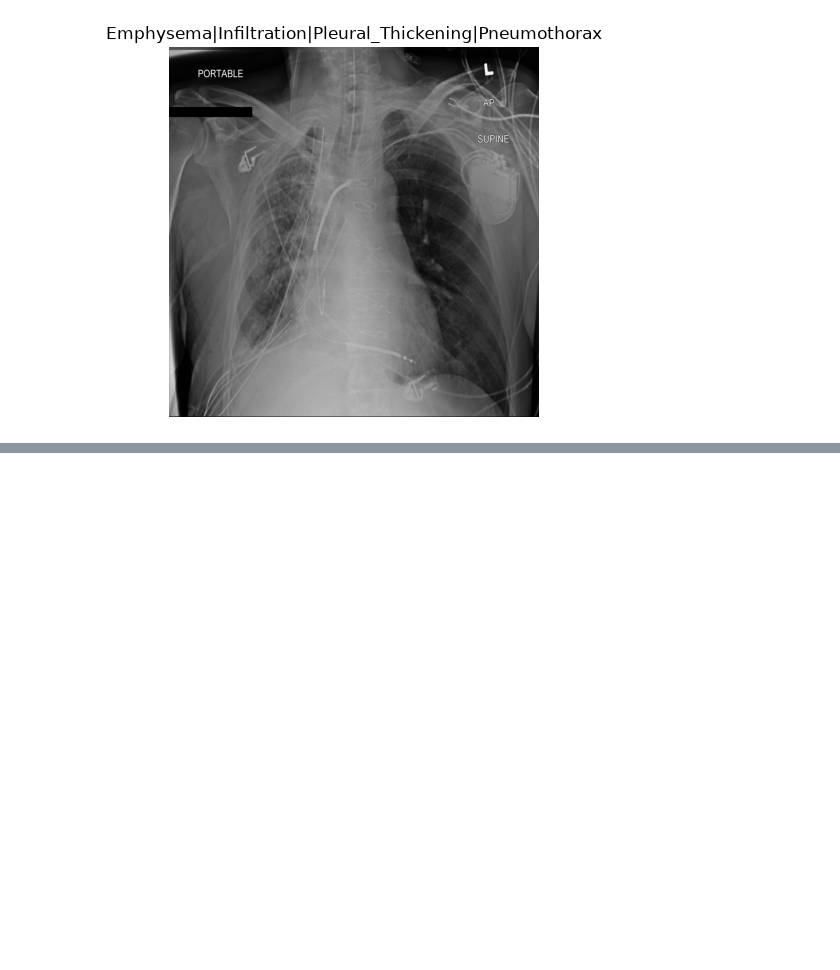
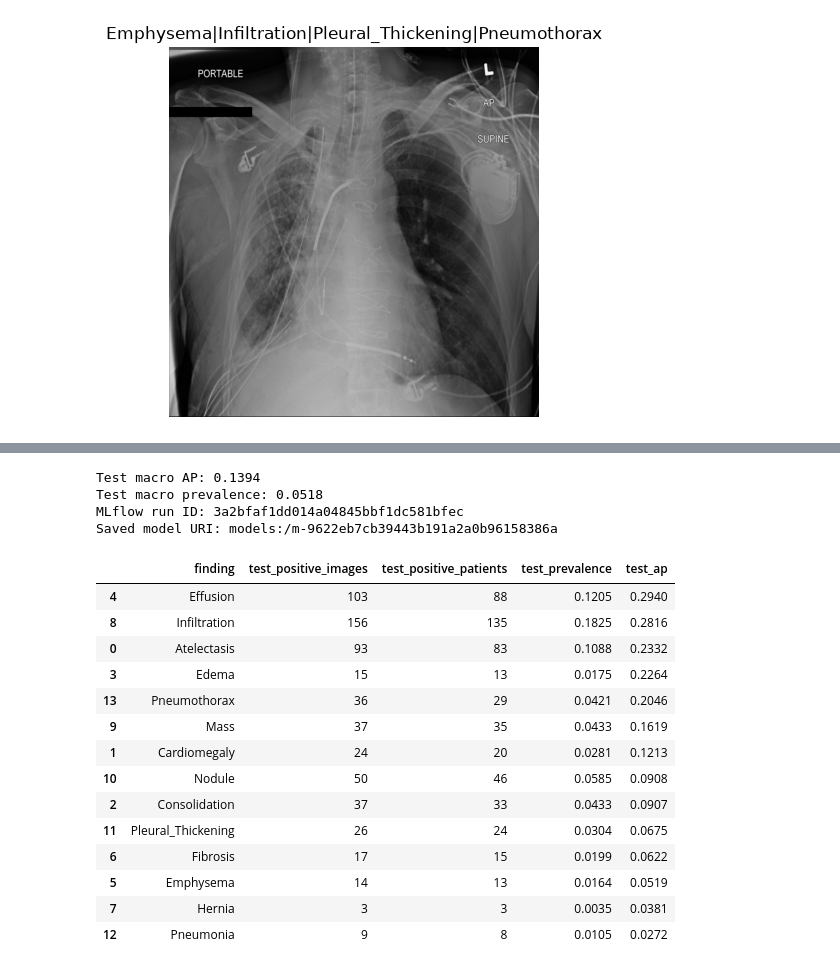
Before and after one commit to pstat-197a-fall2026/vignette-image-classification, a Jupyter notebook: notebooks/arden_scratchwork.ipynb, the cells around one changed output, grey strips where cells are left out. Cells and saved outputs as stored; diff of their text form; code cells hidden in the pictures; blank space fills up the shorter version.

```diff
--- a/notebooks/arden_scratchwork.ipynb
+++ b/notebooks/arden_scratchwork.ipynb
@@ -75,0 +526,53 @@ Name: Image Index, dtype: str
+# %%
+selected_c = 0.003
+selected_model = models_by_c[selected_c]
+test_idx = splits["test"]
+
+X_test = X[test_idx]
+y_test = targets.iloc[test_idx]
+test_patients = labels.iloc[test_idx]["Patient ID"].to_numpy()
+
+test_scores = selected_model.predict_proba(X_test)
+positive_patients = y_test.groupby(test_patients).max().sum()
+
+test_results = pd.DataFrame({
+    "finding": y_test.columns.tolist(),
+    "test_positive_images": y_test.sum().to_numpy(),
+    "test_positive_patients": positive_patients.to_numpy(),
+    "test_prevalence": y_test.mean().to_numpy(),
+    "test_ap": average_precision_score(y_test, test_scores, average=None),
+})
+
+split_manifest = pd.concat(
+    [
+        labels.iloc[idx][["Image Index", "Patient ID"]].assign(split=split_name)
+        for split_name, idx in splits.items()
+    ],
+    ignore_index=True,
+)
+
+with mlflow.start_run(run_name="resnet18-logreg-selected-test") as run:
+    mlflow.log_params({
+        "backbone": "resnet18",
+        "weights": "IMAGENET1K_V1",
+        "C": selected_c,
+        "class_weight": "none",
+        "split_seed": seed,
+        "selection_metric": "validation_macro_ap",
+        "test_images": len(y_test),
+    })
+    mlflow.log_metric("test_macro_ap", float(test_results["test_ap"].mean()))
+    for row in test_results.itertuples(index=False):
+        mlflow.log_metric(f"test_ap_{row.finding.lower()}", float(row.test_ap))
+
+    mlflow.log_text(test_results.to_csv(index=False), "test_metrics.csv")
+    mlflow.log_text(split_manifest.to_csv(index=False), "split_manifest.csv")
+    mlflow.log_dict({"label_order": y_test.columns.tolist()}, "labels.json")
+    model_info = mlflow.sklearn.log_model(selected_model, name="classifier")
+
+print("Test macro AP:", round(test_results["test_ap"].mean(), 4))
+print("Test macro prevalence:", round(test_results["test_prevalence"].mean(), 4))
+print("MLflow run ID:", run.info.run_id)
+print("Saved model URI:", model_info.model_uri)
+display(test_results.sort_values("test_ap", ascending=False).round(4))
+# %% [output]
@@ -75,0 +580,19 @@ Name: Image Index, dtype: str
+Test macro AP: 0.1394
+Test macro prevalence: 0.0518
+MLflow run ID: 3a2bfaf1dd014a04845bbf1dc581bfec
+Saved model URI: models:/m-9622eb7cb39443b191a2a0b96158386a
+|  | finding | test_positive_images | test_positive_patients | test_prevalence | test_ap |
+| 4 | Effusion | 103 | 88 | 0.1205 | 0.2940 |
+| 8 | Infiltration | 156 | 135 | 0.1825 | 0.2816 |
+| 0 | Atelectasis | 93 | 83 | 0.1088 | 0.2332 |
+| 3 | Edema | 15 | 13 | 0.0175 | 0.2264 |
+| 13 | Pneumothorax | 36 | 29 | 0.0421 | 0.2046 |
+| 9 | Mass | 37 | 35 | 0.0433 | 0.1619 |
+| 1 | Cardiomegaly | 24 | 20 | 0.0281 | 0.1213 |
+| 10 | Nodule | 50 | 46 | 0.0585 | 0.0908 |
+| 2 | Consolidation | 37 | 33 | 0.0433 | 0.0907 |
+| 11 | Pleural_Thickening | 26 | 24 | 0.0304 | 0.0675 |
+| 6 | Fibrosis | 17 | 15 | 0.0199 | 0.0622 |
+| 5 | Emphysema | 14 | 13 | 0.0164 | 0.0519 |
+| 7 | Hernia | 3 | 3 | 0.0035 | 0.0381 |
+| 12 | Pneumonia | 9 | 8 | 0.0105 | 0.0272 |
```
Also changed, not shown: parts of 21 cells of this notebook.
